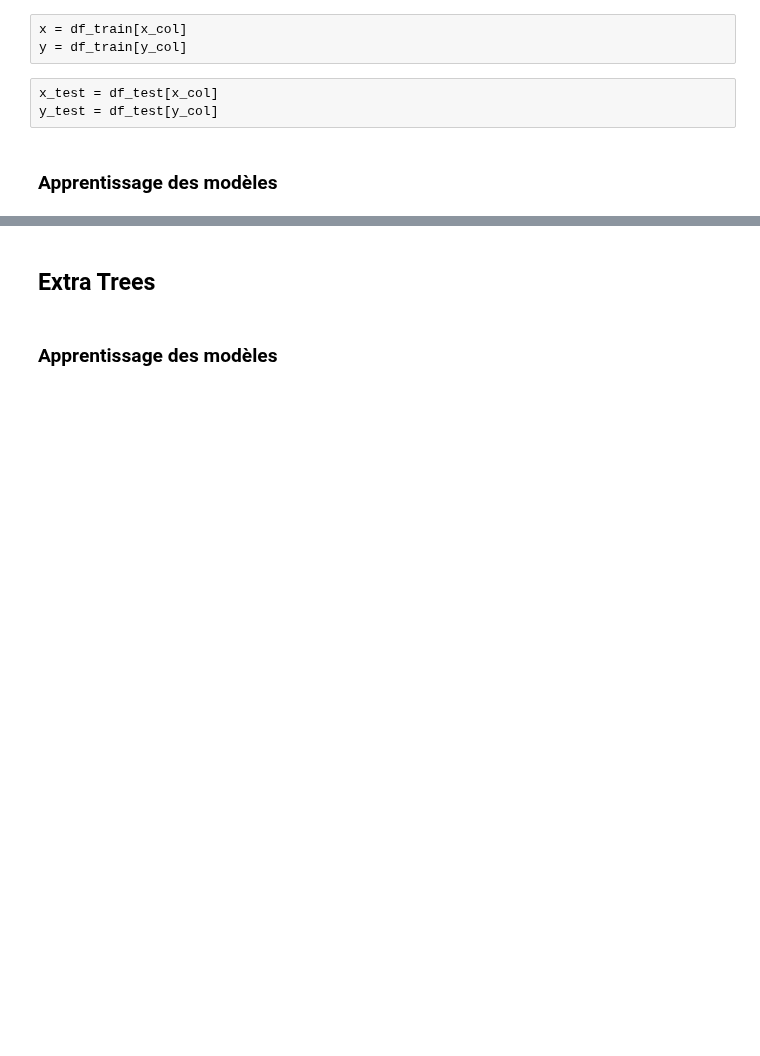
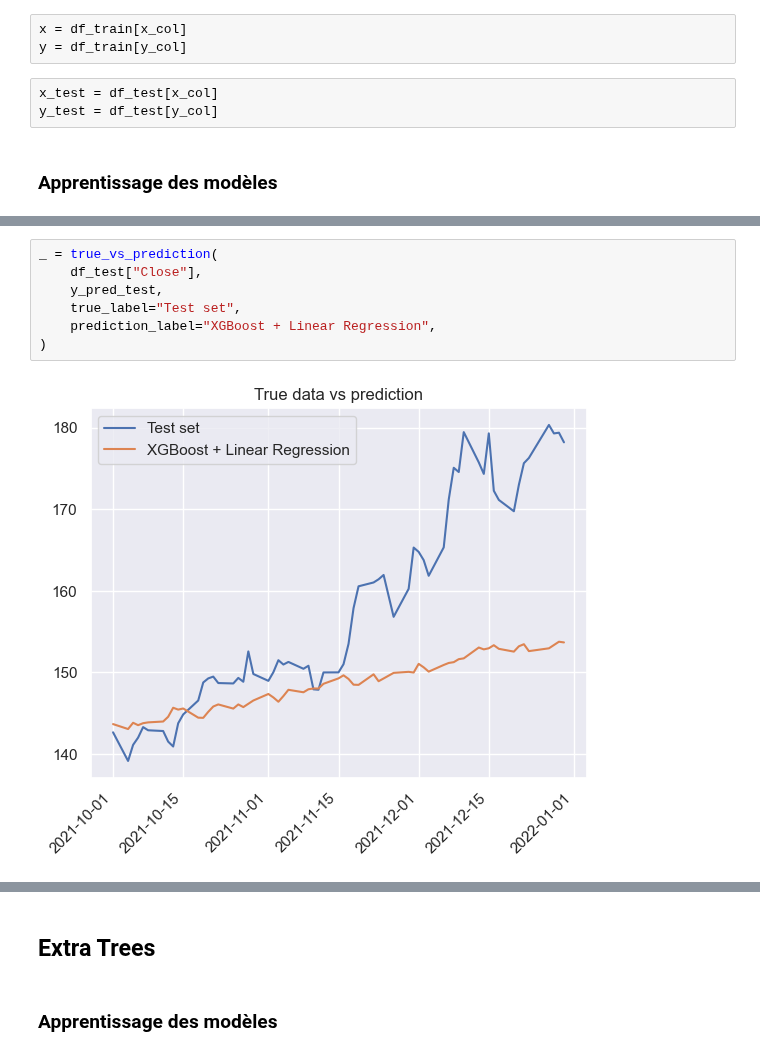
Before and after one commit to Ab2nour/stock-analysis, a Jupyter notebook: notebooks/prediction.ipynb, the cells around one changed output, grey strips where cells are left out. Cells and saved outputs as stored; diff of their text form; blank space fills up the shorter version.

```diff
--- a/notebooks/prediction.ipynb
+++ b/notebooks/prediction.ipynb
@@ -342,0 +312,9 @@ prediction_results_dict["XGBoost"]
+# %%
+_ = true_vs_prediction(
+    df_test["Close"],
+    y_pred_test,
+    true_label="Test set",
+    prediction_label="XGBoost + Linear Regression",
+)
+# %% [output]
+[figure, added]
```
Also changed, not shown: parts of 33 cells of this notebook, 2 other files.
